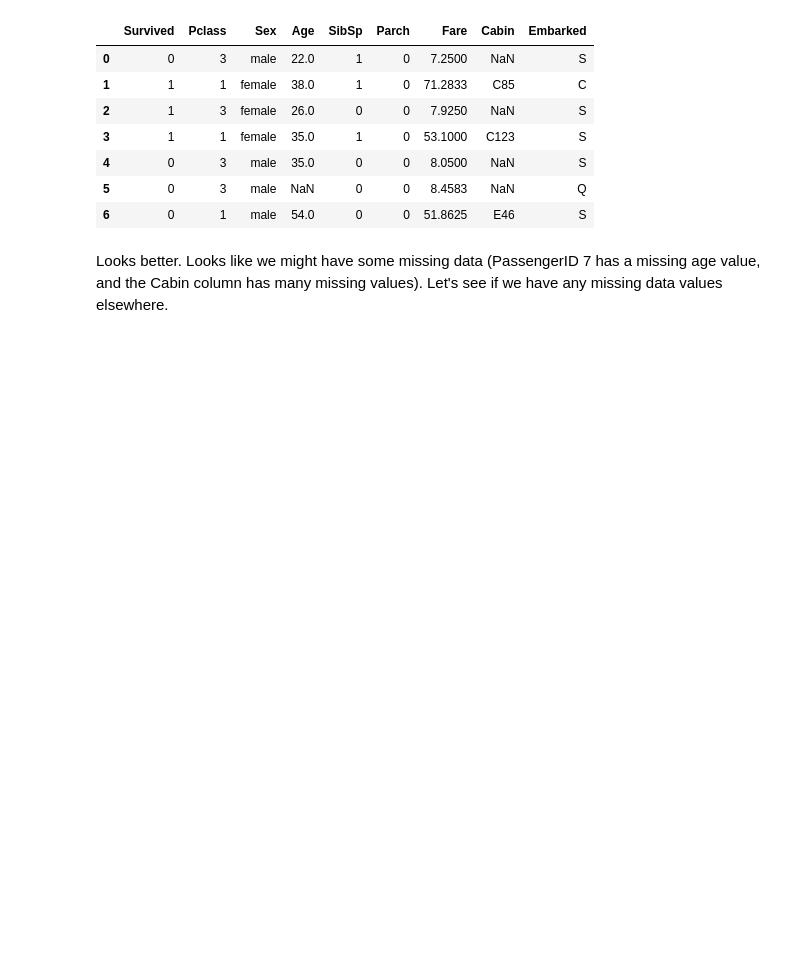
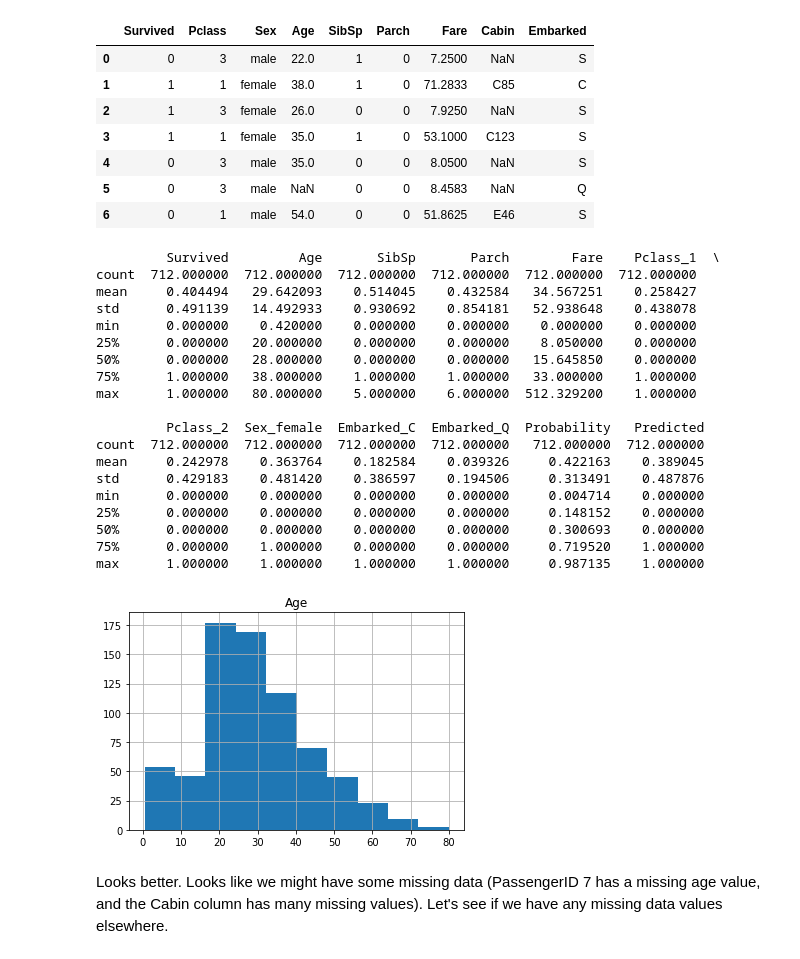
Before and after one commit to VCZLee/Jupyter-Notebooks, a Jupyter notebook: Kaggle/Titanic/Titanic Dataset - Python and data science basics.ipynb, the cells around one changed output. Saved outputs shown, nothing was run; the diff lists cells and outputs as text; code cells hidden in the pictures; blank space fills up the shorter version.

Commit message:
Added EDA plots and stats

```diff
--- a/Kaggle/Titanic/Titanic Dataset - Python and data science basics.ipynb
+++ b/Kaggle/Titanic/Titanic Dataset - Python and data science basics.ipynb
@@ -97,6 +97,31 @@ train.head(n=7)
 | 4 | 0 | 3 | male | 35.0 | 0 | 0 | 8.0500 | NaN | S |
 | 5 | 0 | 3 | male | NaN | 0 | 0 | 8.4583 | NaN | Q |
 | 6 | 0 | 1 | male | 54.0 | 0 | 0 | 51.8625 | E46 | S |
+# %%
+print(train.describe())
+histo = train.hist(column = "Age")
+plt.show()
+# %% [output]
+         Survived         Age       SibSp       Parch        Fare    Pclass_1  \
+count  712.000000  712.000000  712.000000  712.000000  712.000000  712.000000
+mean     0.404494   29.642093    0.514045    0.432584   34.567251    0.258427
+std      0.491139   14.492933    0.930692    0.854181   52.938648    0.438078
+min      0.000000    0.420000    0.000000    0.000000    0.000000    0.000000
+25%      0.000000   20.000000    0.000000    0.000000    8.050000    0.000000
+50%      0.000000   28.000000    0.000000    0.000000   15.645850    0.000000
+75%      1.000000   38.000000    1.000000    1.000000   33.000000    1.000000
+max      1.000000   80.000000    5.000000    6.000000  512.329200    1.000000
+
+         Pclass_2  Sex_female  Embarked_C  Embarked_Q  Probability   Predicted
+count  712.000000  712.000000  712.000000  712.000000   712.000000  712.000000
+mean     0.242978    0.363764    0.182584    0.039326     0.422163    0.389045
+std      0.429183    0.481420    0.386597    0.194506     0.313491    0.487876
+min      0.000000    0.000000    0.000000    0.000000     0.004714    0.000000
+25%      0.000000    0.000000    0.000000    0.000000     0.148152    0.000000
+50%      0.000000    0.000000    0.000000    0.000000     0.300693    0.000000
+75%      0.000000    1.000000    0.000000    0.000000     0.719520    1.000000
+max      1.000000    1.000000    1.000000    1.000000     0.987135    1.000000
+[figure, added]
 # %% [markdown]
 Looks better. Looks like we might have some missing data (PassengerID 7 has a missing age value, and the Cabin column has many missing values). Let's see if we have any missing data values elsewhere.
 # %%
```
Also changed, not shown: parts of 3 cells of this notebook.
